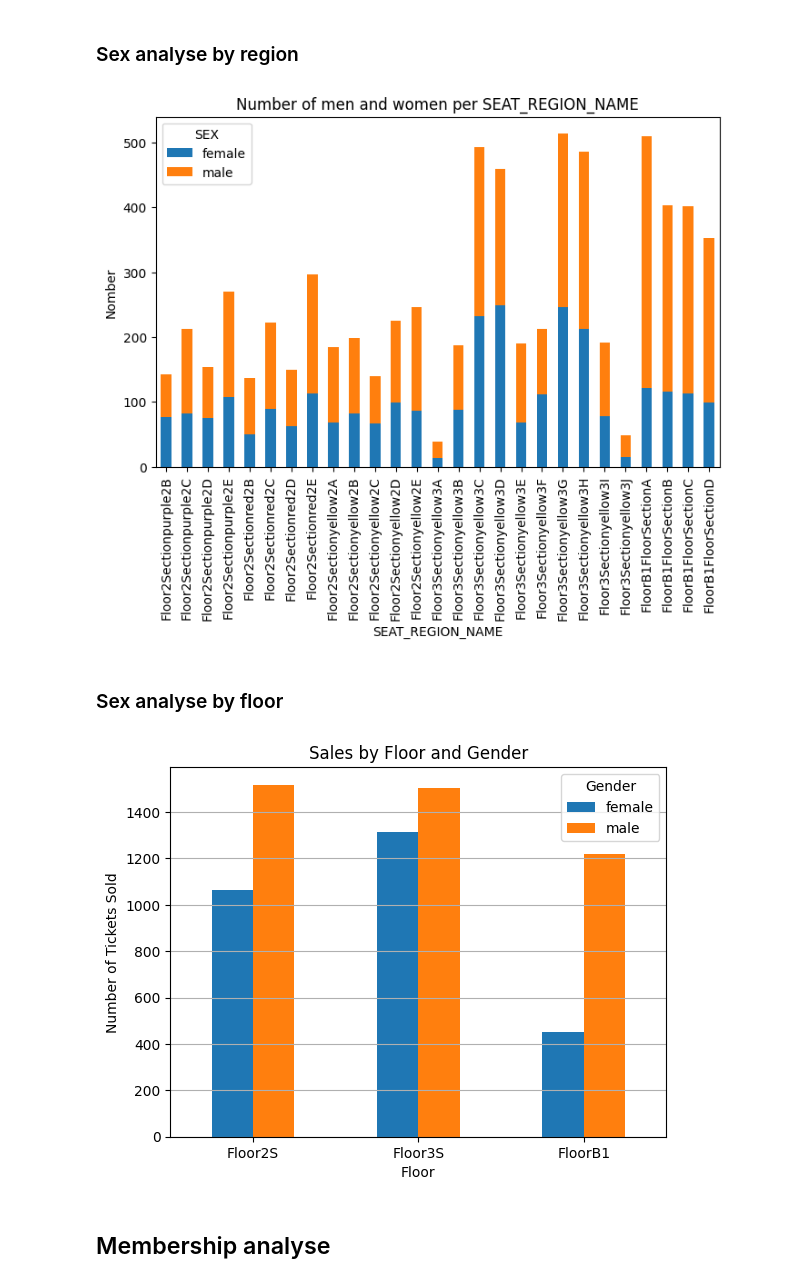
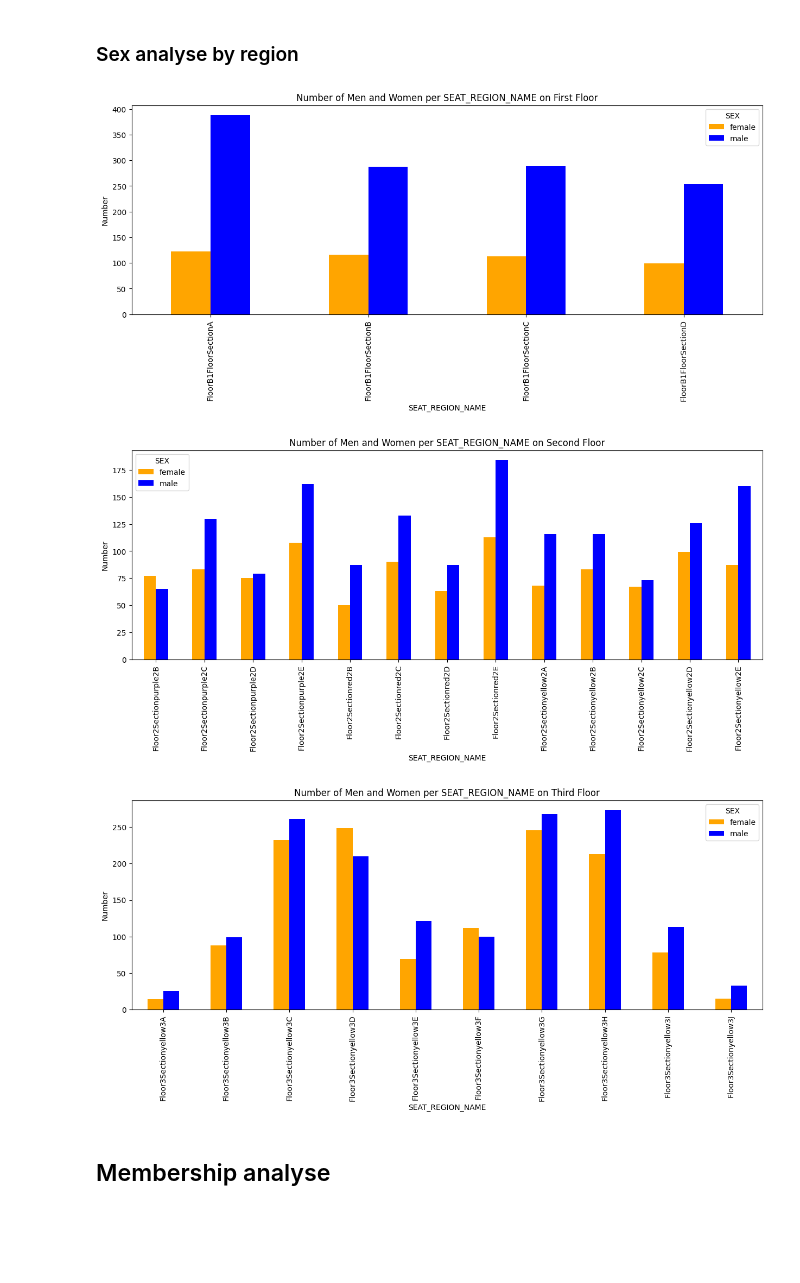
Before and after one commit to ObNitram/girl_generation_project, a Jupyter notebook: girlgenerationprpject.ipynb, the cells around one changed output. Cells and saved outputs as stored; diff of their text form; code cells hidden in the pictures; blank space fills up the shorter version.

```diff
--- a/girlgenerationprpject.ipynb
+++ b/girlgenerationprpject.ipynb
@@ -120,41 +158,29 @@ FloorB1FloorSectionD
 # %% [markdown]
 ### Sex analyse by region
-# %%
-df_sex_by_seat_region = (
-    df.groupby(["SEAT_REGION_NAME", "SEX"]).size().reset_index(name="Nombre")
-)
-
-df_sex_by_seat_region = df_sex_by_seat_region.pivot(
-    index="SEAT_REGION_NAME", columns="SEX", values="Nombre"
-)
-
-df_sex_by_seat_region.plot(kind="bar", stacked=True, figsize=(8, 5))
-plt.title("Number of men and women per SEAT_REGION_NAME")
-plt.ylabel("Nomber")
-plt.xlabel("SEAT_REGION_NAME")
-plt.show()
-# %% [output]
-[figure, removed]
-# %% [markdown]
-### Sex analyse by floor
-# %%
-df_sex_by_floor = df_sex_by_seat_region.copy()
-
-df_sex_by_floor.reset_index(inplace=True)
-df_sex_by_floor.rename(columns={"index": "SEAT_REGION_NAME"}, inplace=True)
-
-df_sex_by_floor["Floor"] = df_sex_by_floor["SEAT_REGION_NAME"].str[:7]
-df_sex_by_floor = df_sex_by_floor.groupby("Floor").sum()
-
-df_sex_by_floor.plot(kind="bar", ax=plt.gca())
-plt.title("Sales by Floor and Gender")
-plt.xlabel("Floor")
-plt.ylabel("Number of Tickets Sold")
-plt.xticks(rotation=0)
-plt.legend(title="Gender")
-plt.grid(axis="y")
-plt.show()
-# %% [output]
-[figure, removed]
+# %%
+df_sex_on_first_floor = df_sex_by_seat_region[df_sex_by_seat_region.index.str.contains("FloorB1")]
+df_sex_on_first_floor.plot(kind="bar", figsize=(15, 5), color=colors)
+plt.title("Number of Men and Women per SEAT_REGION_NAME on First Floor")
+plt.ylabel("Number")
+plt.xlabel("SEAT_REGION_NAME")
+plt.show()
+
+df_sex_on_second_floor = df_sex_by_seat_region[df_sex_by_seat_region.index.str.contains("Floor2")]
+df_sex_on_second_floor.plot(kind="bar", figsize=(15, 5), color=colors)
+plt.title("Number of Men and Women per SEAT_REGION_NAME on Second Floor")
+plt.ylabel("Number")
+plt.xlabel("SEAT_REGION_NAME")
+plt.show()
+
+df_sex_on_third_floor = df_sex_by_seat_region[df_sex_by_seat_region.index.str.contains("Floor3")]
+df_sex_on_third_floor.plot(kind="bar", figsize=(15, 5), color=colors)
+plt.title("Number of Men and Women per SEAT_REGION_NAME on Third Floor")
+plt.ylabel("Number")
+plt.xlabel("SEAT_REGION_NAME")
+plt.show()
+# %% [output]
+[figure, added]
+[figure, added]
+[figure, added]
 # %% [markdown]
 ## Membership analyse
```
Also changed, not shown: parts of 37 cells of this notebook.
